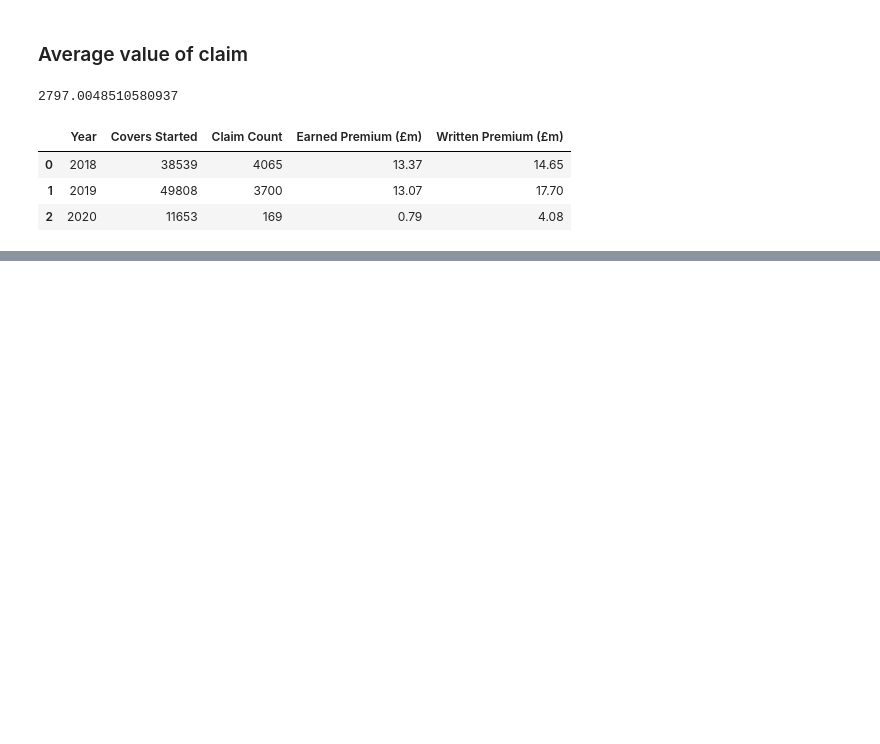
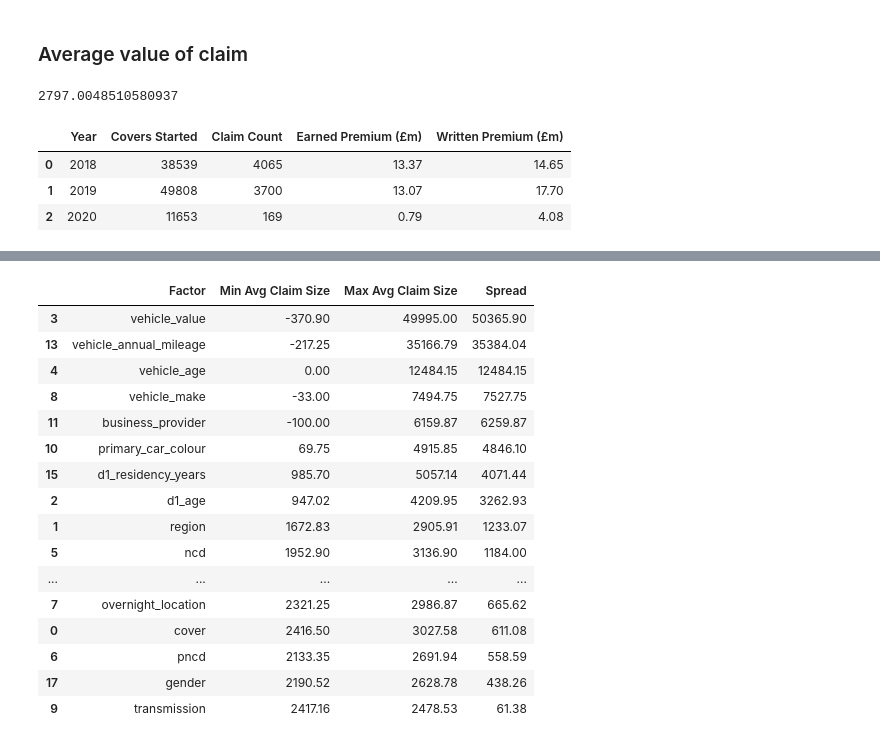
Before and after one commit to KemalYukselir/Hastings-Task, a Jupyter notebook: main.ipynb, the cells around one changed output, grey strips where cells are left out. Saved outputs shown, nothing was run; the diff lists cells and outputs as text; code cells hidden in the pictures; blank space fills up the shorter version.

Commit message:
added biggest factors section with custom summary table

```diff
--- a/main.ipynb
+++ b/main.ipynb
@@ -475,0 +541,75 @@ summary_present
+# %%
+df = insurance_df[insurance_df["claim_count"] > 0]
+
+def avg_claim_size_by(factor):
+    """
+    Calculate average claim size by a given factor.
+    """
+    grouped = df.groupby(factor).agg(
+        total_incurred=("capped_incurred", "sum"),
+        total_claims=("claim_count", "sum")
+    )
+    grouped["avg_claim_size"] = grouped["total_incurred"] / grouped["total_claims"]
+    return grouped.sort_values("avg_claim_size", ascending=False)
+
+# Factors to analyse
+factors = [
+    "cover",
+    "region",
+    "d1_age",
+    "vehicle_value",
+    "vehicle_age",
+    "ncd",
+    "pncd",
+    "overnight_location",
+    "vehicle_make",
+    "transmission",
+    "primary_car_colour",
+    "business_provider",
+    "voluntary_xs",
+    "vehicle_annual_mileage",
+    "entitlement",
+    "d1_residency_years",
+    "d1_is_uk_resident",
+    "gender"
+]
+
+# Create summary table
+summary = []
+
+for factor in factors:
+    try:
+        table = avg_claim_size_by(factor)
+        min_val = table["avg_claim_size"].min()
+        max_val = table["avg_claim_size"].max()
+        spread = max_val - min_val
+        summary.append({
+            "Factor": factor,
+            "Min Avg Claim Size": round(min_val, 2),
+            "Max Avg Claim Size": round(max_val, 2),
+            "Spread": round(spread, 2)
+        })
+    except Exception as e:
+        print(f"Error with factor {factor}: {e}")
+
+summary_df = pd.DataFrame(summary).sort_values("Spread", ascending=False)
+
+summary_df
+# %% [output]
+|  | Factor | Min Avg Claim Size | Max Avg Claim Size | Spread |
+| 3 | vehicle_value | -370.90 | 49995.00 | 50365.90 |
+| 13 | vehicle_annual_mileage | -217.25 | 35166.79 | 35384.04 |
+| 4 | vehicle_age | 0.00 | 12484.15 | 12484.15 |
+| 8 | vehicle_make | -33.00 | 7494.75 | 7527.75 |
+| 11 | business_provider | -100.00 | 6159.87 | 6259.87 |
+| 10 | primary_car_colour | 69.75 | 4915.85 | 4846.10 |
+| 15 | d1_residency_years | 985.70 | 5057.14 | 4071.44 |
+| 2 | d1_age | 947.02 | 4209.95 | 3262.93 |
+| 1 | region | 1672.83 | 2905.91 | 1233.07 |
+| 5 | ncd | 1952.90 | 3136.90 | 1184.00 |
+| ... | ... | ... | ... | ... |
+| 7 | overnight_location | 2321.25 | 2986.87 | 665.62 |
+| 0 | cover | 2416.50 | 3027.58 | 611.08 |
+| 6 | pncd | 2133.35 | 2691.94 | 558.59 |
+| 17 | gender | 2190.52 | 2628.78 | 438.26 |
+| 9 | transmission | 2417.16 | 2478.53 | 61.38 |
```
Also changed, not shown: parts of 3 cells of this notebook.
